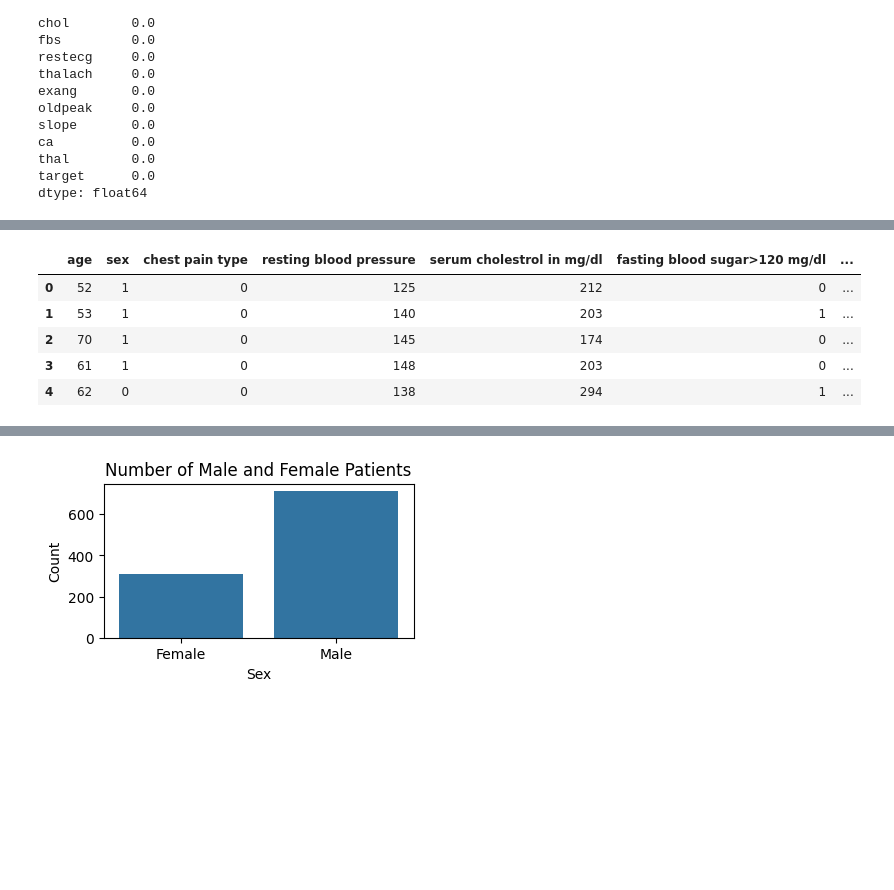
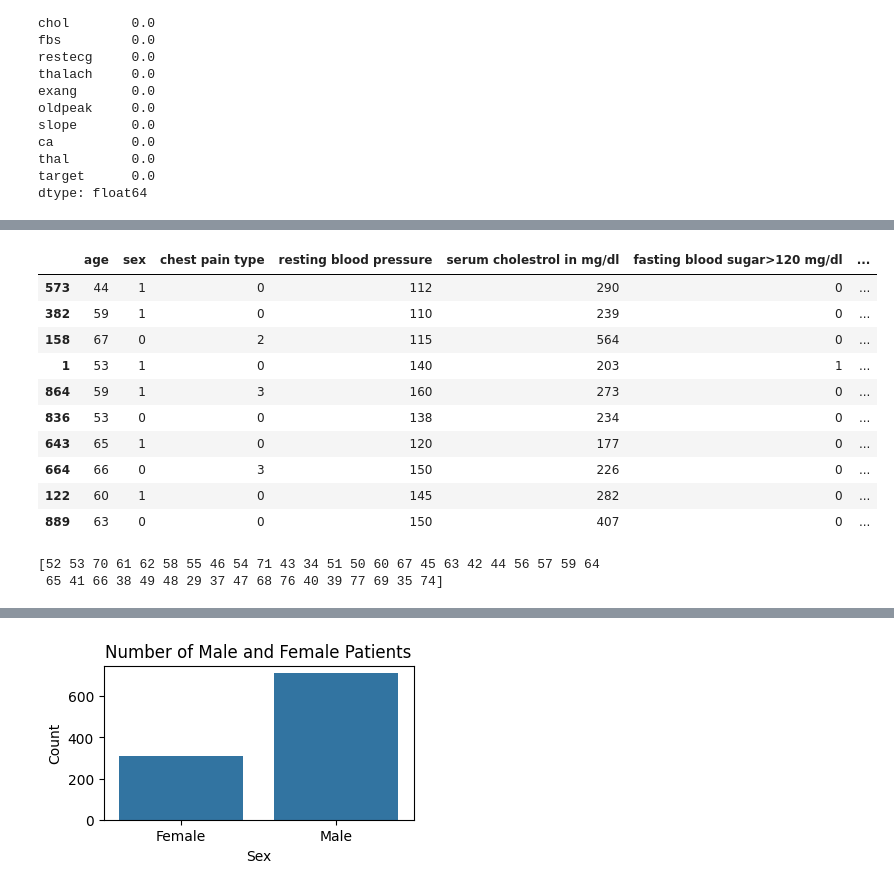
Before and after one commit to NidhiJha17/Heart-Disease-Dataset, a Jupyter notebook: understanding the data.ipynb, the cells around one changed output, grey strips where cells are left out. Cells and saved outputs as stored; diff of their text form; code cells hidden in the pictures; blank space fills up the shorter version.

```diff
--- a/understanding the data.ipynb
+++ b/understanding the data.ipynb
@@ -93,11 +91,21 @@ data.rename(columns={
     'thal': ' thalasemia'
 }, inplace=True)
 # %%
-data.head()
+data.sample(10)
 # %% [output]
 |  | age | sex | chest pain type | resting blood pressure | serum cholestrol in mg/dl | fasting blood sugar>120 mg/dl | ... |
-| 0 | 52 | 1 | 0 | 125 | 212 | 0 | ... |
+| 573 | 44 | 1 | 0 | 112 | 290 | 0 | ... |
+| 382 | 59 | 1 | 0 | 110 | 239 | 0 | ... |
+| 158 | 67 | 0 | 2 | 115 | 564 | 0 | ... |
 | 1 | 53 | 1 | 0 | 140 | 203 | 1 | ... |
-| 2 | 70 | 1 | 0 | 145 | 174 | 0 | ... |
-| 3 | 61 | 1 | 0 | 148 | 203 | 0 | ... |
-| 4 | 62 | 0 | 0 | 138 | 294 | 1 | ... |
+| 864 | 59 | 1 | 3 | 160 | 273 | 0 | ... |
+| 836 | 53 | 0 | 0 | 138 | 234 | 0 | ... |
+| 643 | 65 | 1 | 0 | 120 | 177 | 0 | ... |
+| 664 | 66 | 0 | 3 | 150 | 226 | 0 | ... |
+| 122 | 60 | 1 | 0 | 145 | 282 | 0 | ... |
+| 889 | 63 | 0 | 0 | 150 | 407 | 0 | ... |
+# %%
+print(data['age'].unique())
+# %% [output]
+[52 53 70 61 62 58 55 46 54 71 43 34 51 50 60 67 45 63 42 44 56 57 59 64
+ 65 41 66 38 49 48 29 37 47 68 76 40 39 77 69 35 74]
```
Also changed, not shown: parts of 32 cells of this notebook.
